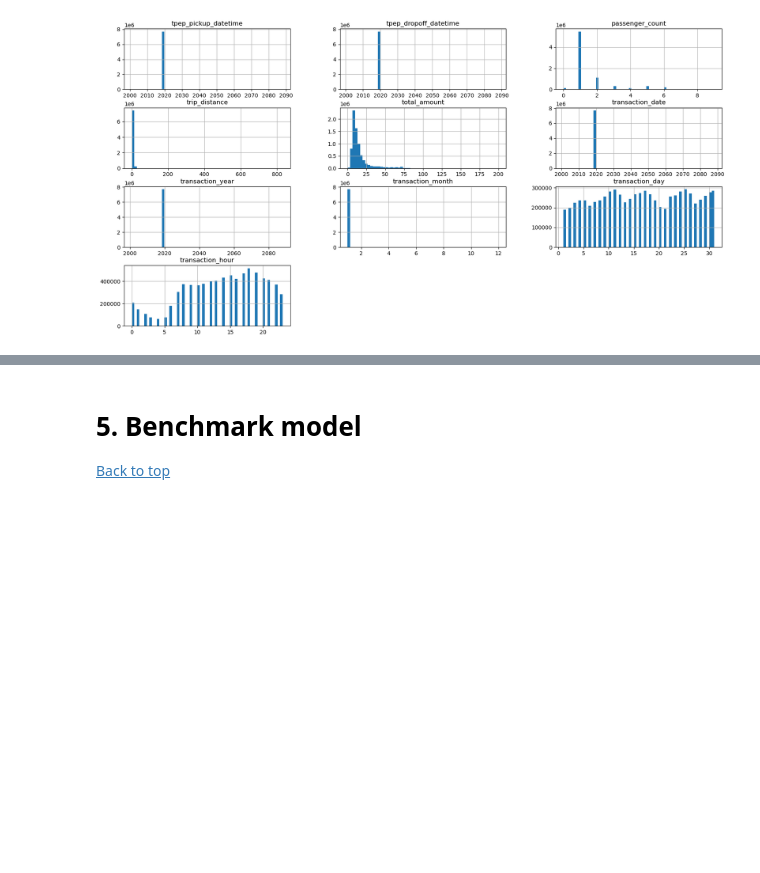
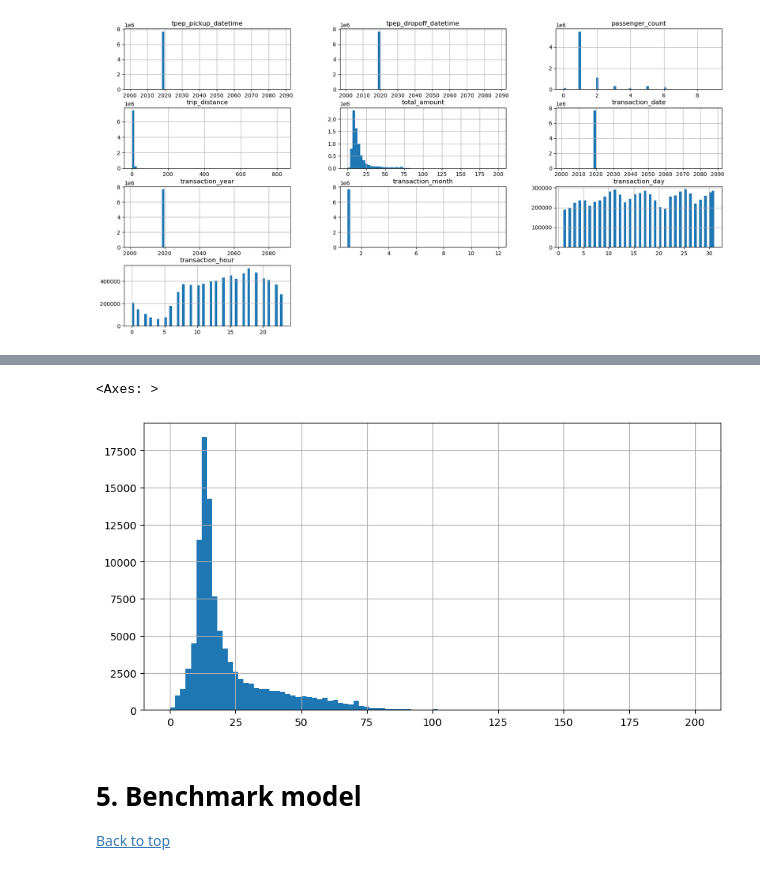
Before and after one commit to babakbadakhshan/NYC-Taxi-Analysis, a Jupyter notebook: Presentable notebook.ipynb, the cells around one changed output, grey strips where cells are left out. Saved outputs shown, nothing was run; the diff lists cells and outputs as text; code cells hidden in the pictures; blank space fills up the shorter version.

```diff
--- a/Presentable notebook.ipynb
+++ b/Presentable notebook.ipynb
@@ -265,3 +299,8 @@ taxi_data_prepared = taxi_data_prepared[taxi_data_prepared['transaction_month']=
+# %%
+taxi_grouped_by_region['total_amount'].hist(bins=100, figsize=(10,5))
+# %% [output]
+<Axes: >
+[figure, added]
 # %% [markdown]
 # 5. Benchmark model <a id='benchmark_model'></a>
 [Back to top](#table_of_contents)
```
Also changed, not shown: parts of 21 cells of this notebook.
